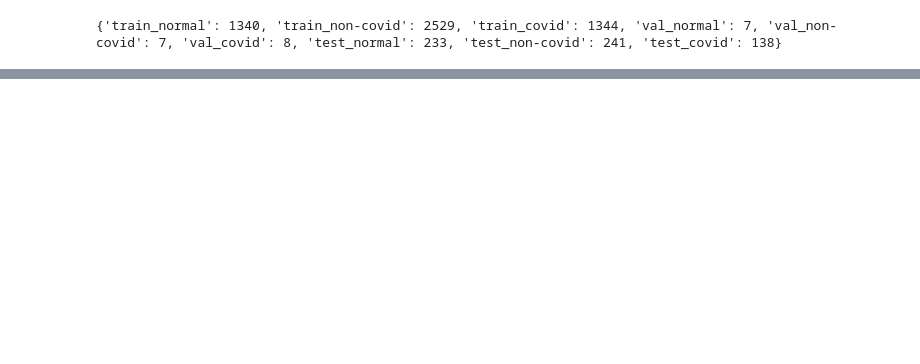
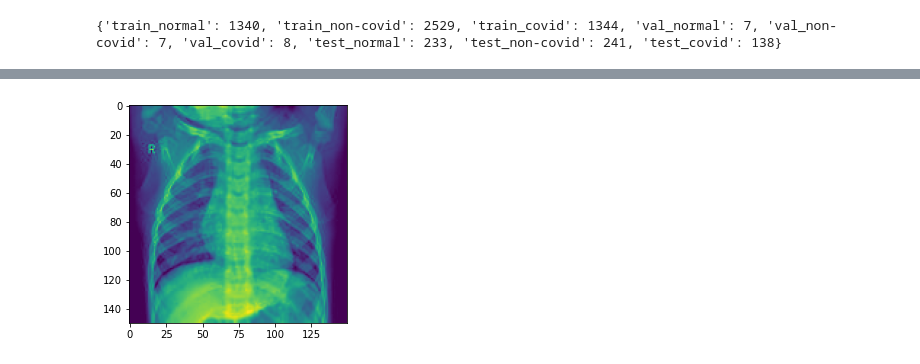
Before and after one commit to roskeys/DLSP, a Jupyter notebook: DL small project.ipynb, the cells around one changed output, grey strips where cells are left out. Saved outputs shown, nothing was run; the diff lists cells and outputs as text; code cells hidden in the pictures; blank space fills up the shorter version.

```diff
--- a/DL small project.ipynb
+++ b/DL small project.ipynb
@@ -42,0 +45,10 @@ print(dataset_paths)
+# %%
+# Try to see some images
+# Normal
+path_to_file = dataset_paths['train_normal'] + "1.jpg"
+with open(path_to_file, 'rb') as f:
+    im = np.asarray(Image.open(f))
+    plt.imshow(im)
+f.close()
+# %% [output]
+[figure, added]
```
Also changed, not shown: parts of 4 cells of this notebook.
